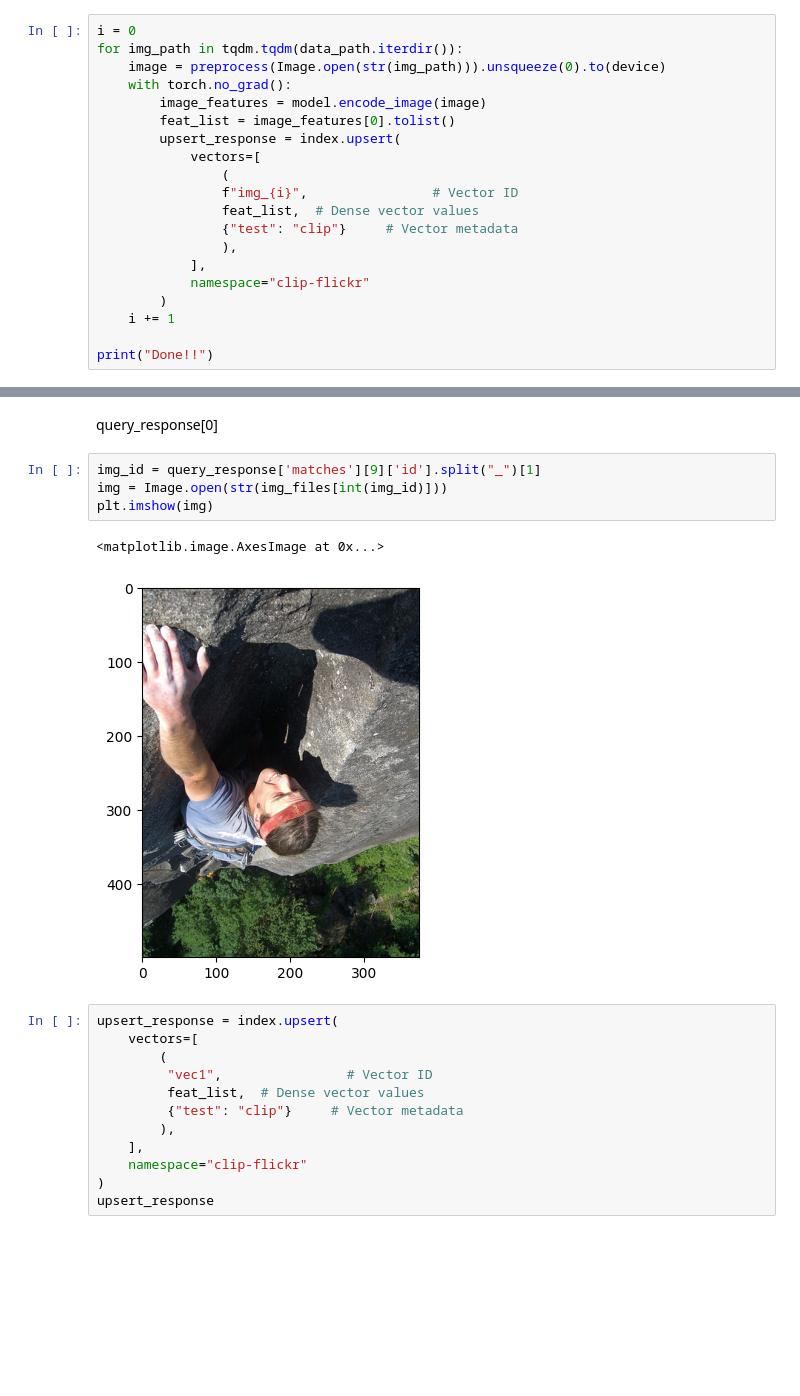
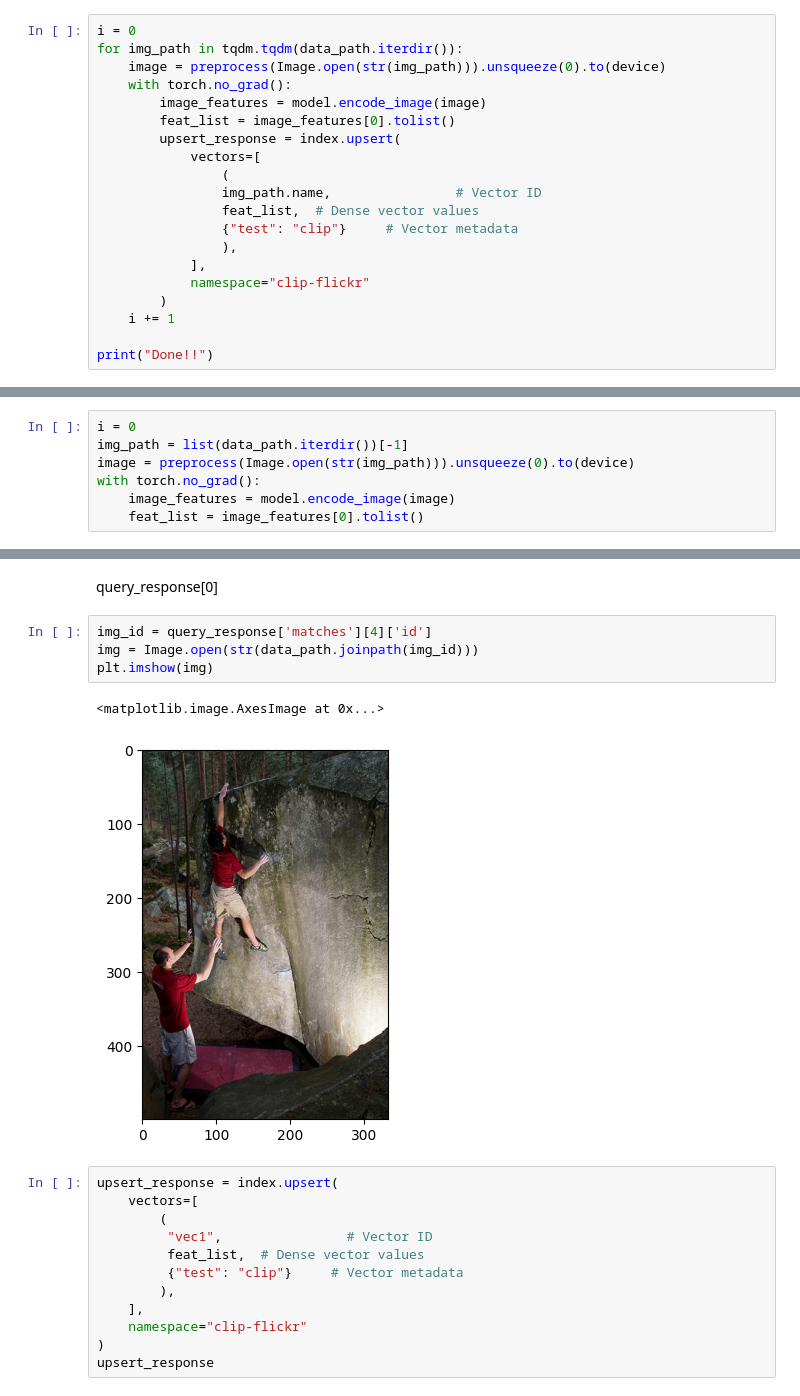
Before and after one commit to ChristofferEdlund/clip-pinecone-test, a Jupyter notebook: notebook/clip.ipynb, the cells around one changed output, grey strips where cells are left out. Cells and saved outputs as stored; diff of their text form; blank space fills up the shorter version.

Commit message:
changed index to name

```diff
--- a/notebook/clip.ipynb
+++ b/notebook/clip.ipynb
@@ -60,7 +64,7 @@ for img_path in tqdm.tqdm(data_path.iterdir()):
         upsert_response = index.upsert(
             vectors=[
                 (
-                f"img_{i}",                # Vector ID
+                img_path.name,                # Vector ID
                 feat_list,  # Dense vector values
                 {"test": "clip"}     # Vector metadata
                 ),
@@ -121 +96,7 @@ query_response
 # %%
+i = 0
+img_path = list(data_path.iterdir())[-1]
+image = preprocess(Image.open(str(img_path))).unsqueeze(0).to(device)
+with torch.no_grad():
+    image_features = model.encode_image(image)
+    feat_list = image_features[0].tolist()
@@ -130,12 +142,12 @@ plt.imshow(img)
 # %% [markdown]
 query_response[0]
 # %%
-img_id = query_response['matches'][9]['id'].split("_")[1]
-img = Image.open(str(img_files[int(img_id)]))
+img_id = query_response['matches'][4]['id']
+img = Image.open(str(data_path.joinpath(img_id)))
 plt.imshow(img)
 # %% [output]
 <matplotlib.image.AxesImage at 0x...>
-[figure, old version]
+[figure, new version]
 # %%
 upsert_response = index.upsert(
     vectors=[
```
Also changed, not shown: parts of 8 cells of this notebook.
